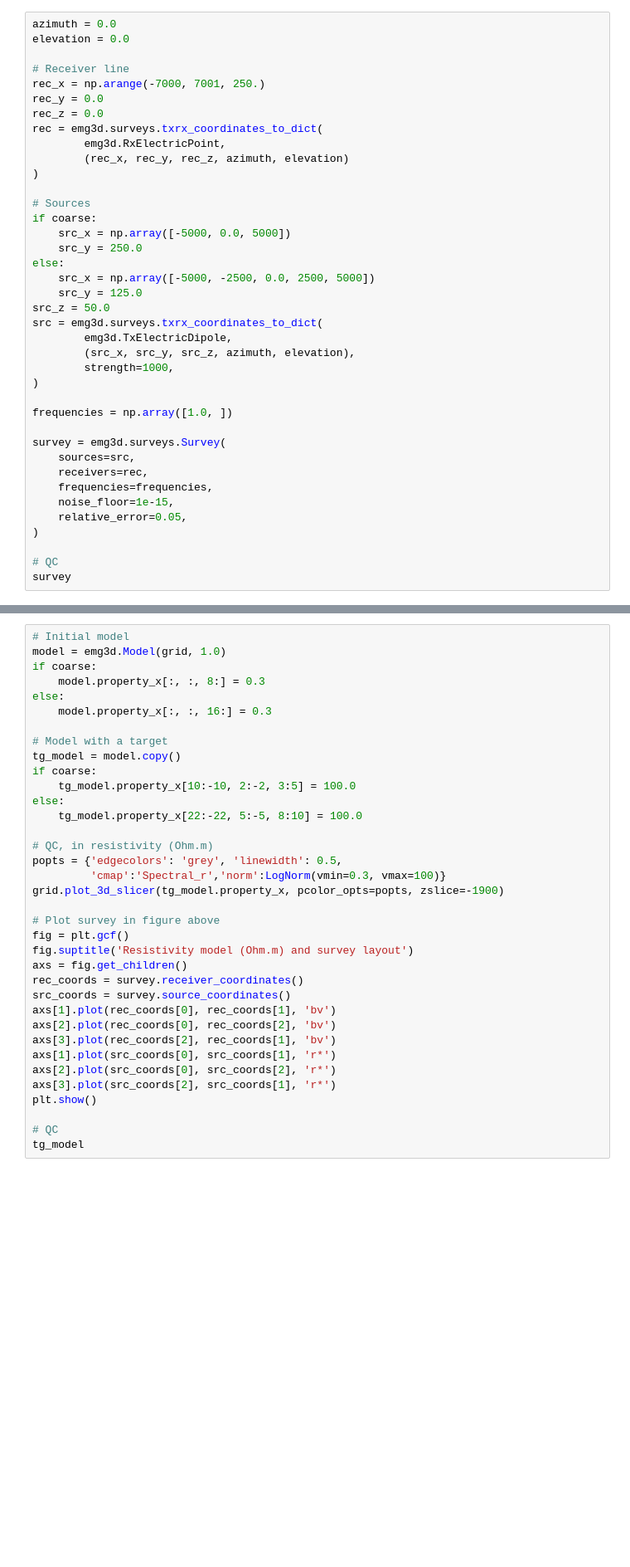
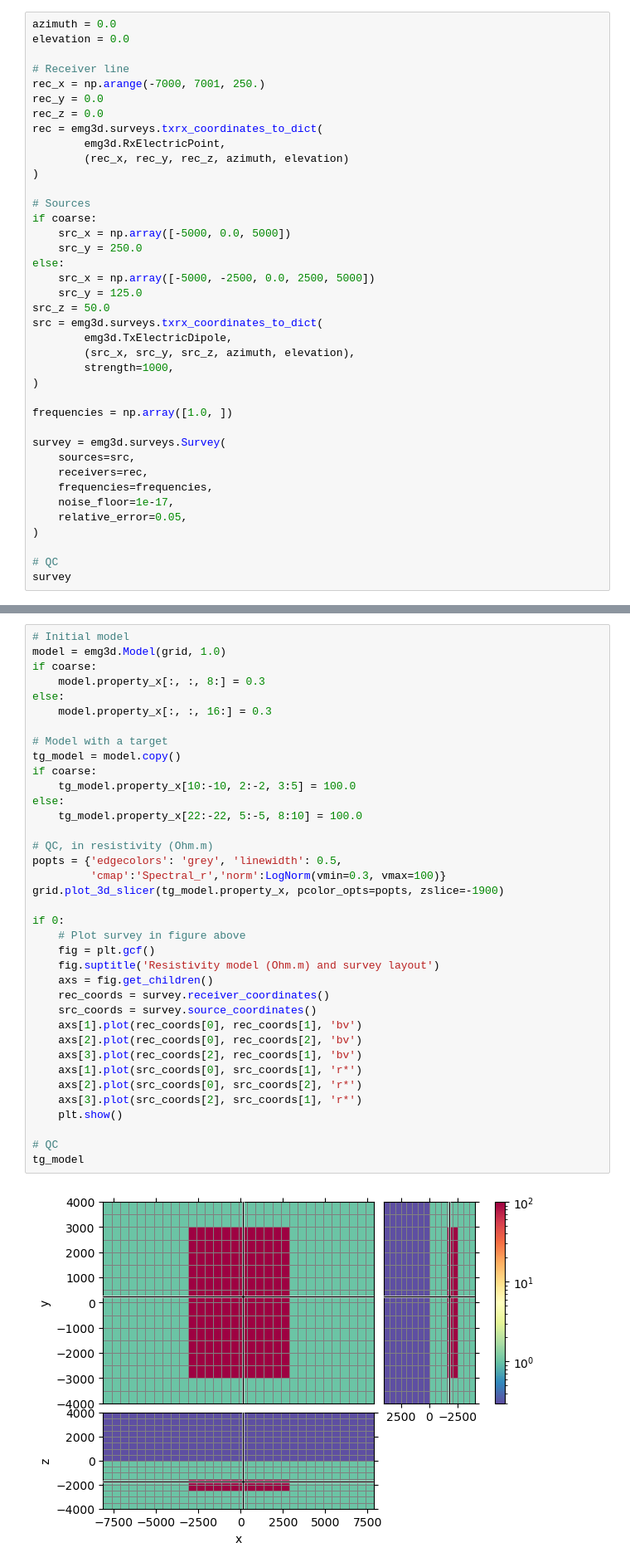
Before and after one commit to prisae/dev-pygimli-emg3d, a Jupyter notebook: SurveyDataModel.ipynb, the cells around one changed output, grey strips where cells are left out. Shown: that part at 83% size. Cells and saved outputs as stored; diff of their text form; blank space fills up the shorter version.

```diff
--- a/SurveyDataModel.ipynb
+++ b/SurveyDataModel.ipynb
@@ -66,7 +65,7 @@ survey = emg3d.surveys.Survey(
     sources=src,
     receivers=rec,
     frequencies=frequencies,
-    noise_floor=1e-15,
+    noise_floor=1e-17,
     relative_error=0.05,
 )
 
@@ -88,36 +108,39 @@ grid
 # %%
 # Initial model
 model = emg3d.Model(grid, 1.0)
 if coarse:
     model.property_x[:, :, 8:] = 0.3
 else:
     model.property_x[:, :, 16:] = 0.3
 
 # Model with a target
 tg_model = model.copy()
 if coarse:
     tg_model.property_x[10:-10, 2:-2, 3:5] = 100.0
 else:
     tg_model.property_x[22:-22, 5:-5, 8:10] = 100.0
 
 # QC, in resistivity (Ohm.m)
 popts = {'edgecolors': 'grey', 'linewidth': 0.5,
          'cmap':'Spectral_r','norm':LogNorm(vmin=0.3, vmax=100)}
 grid.plot_3d_slicer(tg_model.property_x, pcolor_opts=popts, zslice=-1900)
 
-# Plot survey in figure above
-fig = plt.gcf()
-fig.suptitle('Resistivity model (Ohm.m) and survey layout')
-axs = fig.get_children()
-rec_coords = survey.receiver_coordinates()
-src_coords = survey.source_coordinates()
-axs[1].plot(rec_coords[0], rec_coords[1], 'bv')
-axs[2].plot(rec_coords[0], rec_coords[2], 'bv')
-axs[3].plot(rec_coords[2], rec_coords[1], 'bv')
-axs[1].plot(src_coords[0], src_coords[1], 'r*')
-axs[2].plot(src_coords[0], src_coords[2], 'r*')
-axs[3].plot(src_coords[2], src_coords[1], 'r*')
-plt.show()
+if 0:
+    # Plot survey in figure above
+    fig = plt.gcf()
+    fig.suptitle('Resistivity model (Ohm.m) and survey layout')
+    axs = fig.get_children()
+    rec_coords = survey.receiver_coordinates()
+    src_coords = survey.source_coordinates()
+    axs[1].plot(rec_coords[0], rec_coords[1], 'bv')
+    axs[2].plot(rec_coords[0], rec_coords[2], 'bv')
+    axs[3].plot(rec_coords[2], rec_coords[1], 'bv')
+    axs[1].plot(src_coords[0], src_coords[1], 'r*')
+    axs[2].plot(src_coords[0], src_coords[2], 'r*')
+    axs[3].plot(src_coords[2], src_coords[1], 'r*')
+    plt.show()
 
 # QC
 tg_model
+# %% [output]
+[figure, added]
```
Also changed, not shown: parts of 15 cells of this notebook, 1 other file.
